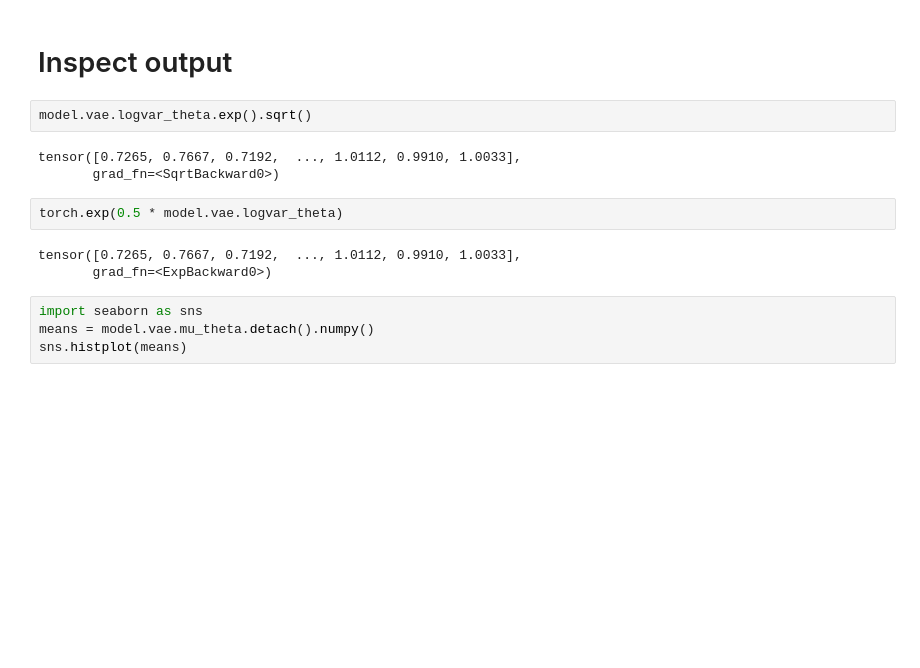
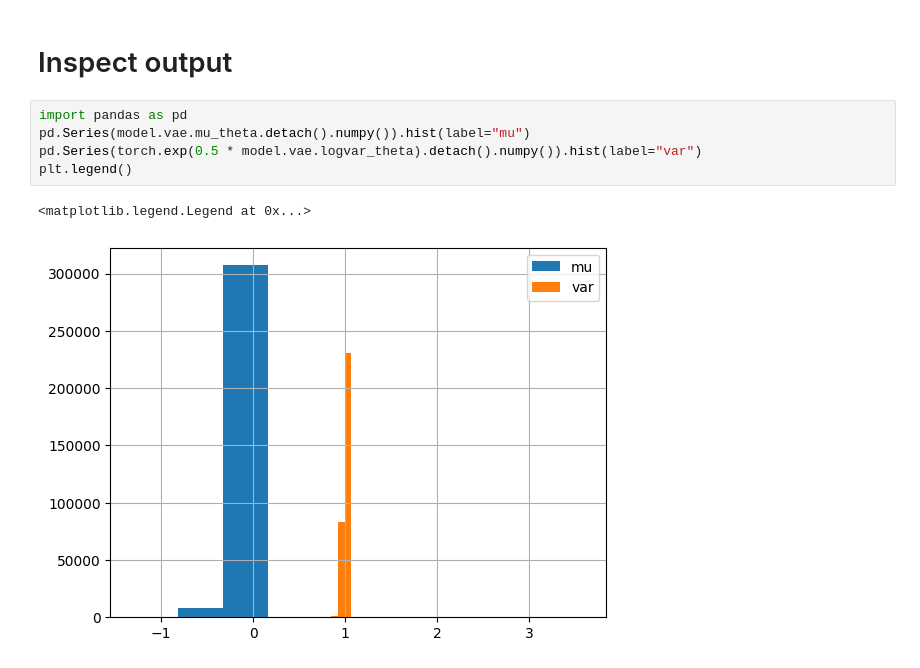
Before and after one commit to jsr-p/pmldiku-exam-paper, a Jupyter notebook: code/notebooks/A/jonas/Bayes_VAE_MSE.ipynb, the cells around one changed output. Cells and saved outputs as stored; diff of their text form; blank space fills up the shorter version.

```diff
--- a/code/notebooks/A/jonas/Bayes_VAE_MSE.ipynb
+++ b/code/notebooks/A/jonas/Bayes_VAE_MSE.ipynb
@@ -153,16 +128,10 @@ RuntimeError: mat1 and mat2 shapes cannot be multiplied (144x2 and 10x400)
 # %% [markdown]
 # Inspect output
-# %%
-model.vae.logvar_theta.exp().sqrt()
-# %% [output]
-tensor([0.7265, 0.7667, 0.7192,  ..., 1.0112, 0.9910, 1.0033],
-       grad_fn=<SqrtBackward0>)
-# %%
-torch.exp(0.5 * model.vae.logvar_theta)
-# %% [output]
-tensor([0.7265, 0.7667, 0.7192,  ..., 1.0112, 0.9910, 1.0033],
-       grad_fn=<ExpBackward0>)
 # %%
-import seaborn as sns
-means = model.vae.mu_theta.detach().numpy()
-sns.histplot(means)
+import pandas as pd
+pd.Series(model.vae.mu_theta.detach().numpy()).hist(label="mu")
+pd.Series(torch.exp(0.5 * model.vae.logvar_theta).detach().numpy()).hist(label="var")
+plt.legend()
+# %% [output]
+<matplotlib.legend.Legend at 0x...>
+[figure, added]
```
Also changed, not shown: parts of 6 cells of this notebook, 3 other files.
